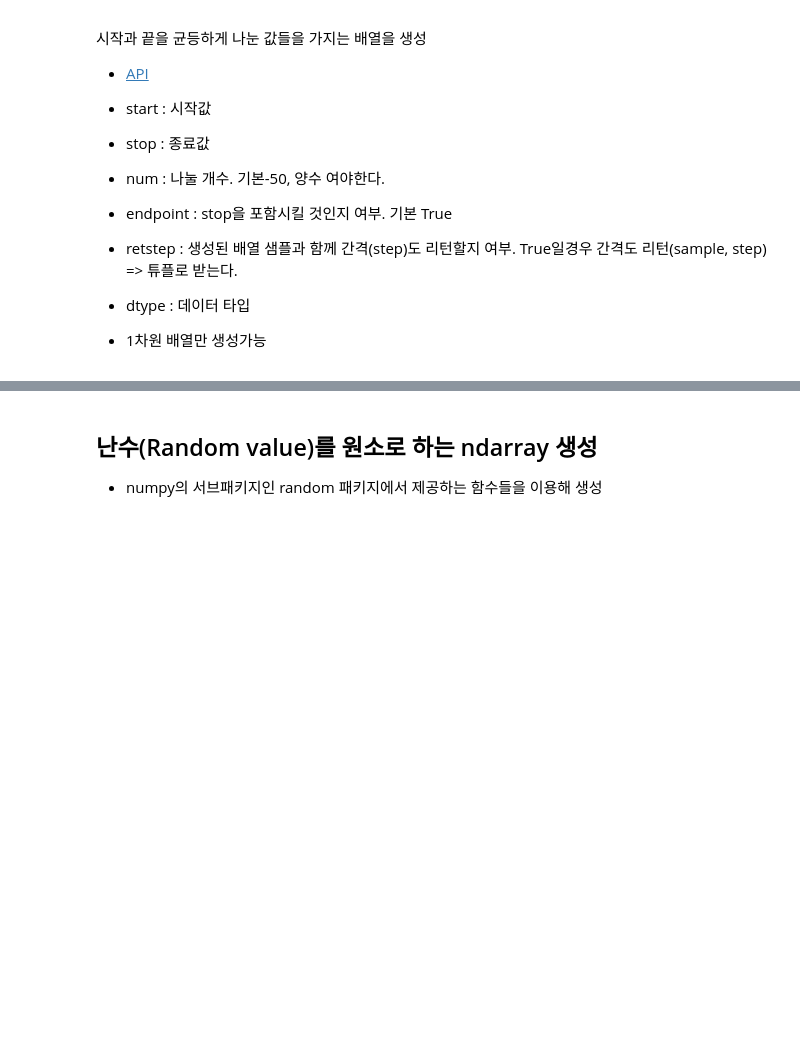
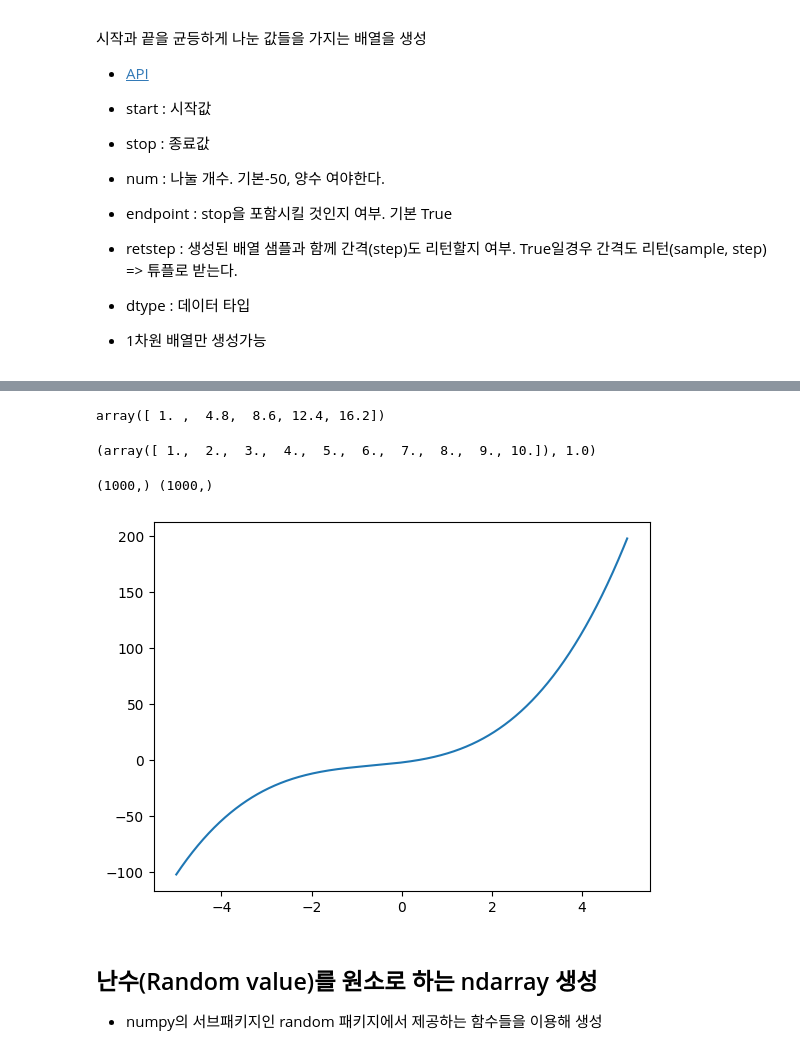
Before and after one commit to LeeJUHO127/DA-35, a Jupyter notebook: 05_numpy_opencv/01-Numpy개요_배열생성_.ipynb, the cells around one changed output, grey strips where cells are left out. Drawn from its saved outputs; the diff is of its cells as text; code cells hidden in the pictures; blank space fills up the shorter version.

```diff
--- a/05_numpy_opencv/01-Numpy개요_배열생성_.ipynb
+++ b/05_numpy_opencv/01-Numpy개요_배열생성_.ipynb
@@ -151,3 +342,29 @@ start에서 stop 범위에서 step의 일정한 간격의 값들로 구성된
+# %%
+np.linspace(1, 20, num=5,
+               endpoint=False) # stop값을 포함시킬지 여부: default: True, False(포함안함)
+# %% [output]
+array([ 1. ,  4.8,  8.6, 12.4, 16.2])
+# %%
+np.linspace(1, 10, num=10, retstep=True) # (배열, 간격)
+# %% [output]
+(array([ 1.,  2.,  3.,  4.,  5.,  6.,  7.,  8.,  9., 10.]), 1.0)
+# %%
+# 특정 함수의 그래프
+def func(x):
+    return x**3 + 2*x**2 + 5*x - 2
+# %%
+x = np.linspace(-5, 5, 1000)
+y = func(x)  # element-wise 연산
+# %%
+print(x.shape, y.shape)
+# %% [output]
+(1000,) (1000,)
+# %%
+import matplotlib.pyplot as plt
+plt.plot(x, y)
+plt.show()
+# %% [output]
+[figure, added]
 # %% [markdown]
 ## 난수(Random value)를 원소로 하는 ndarray 생성
 
```
Also changed, not shown: parts of 40 cells of this notebook.
